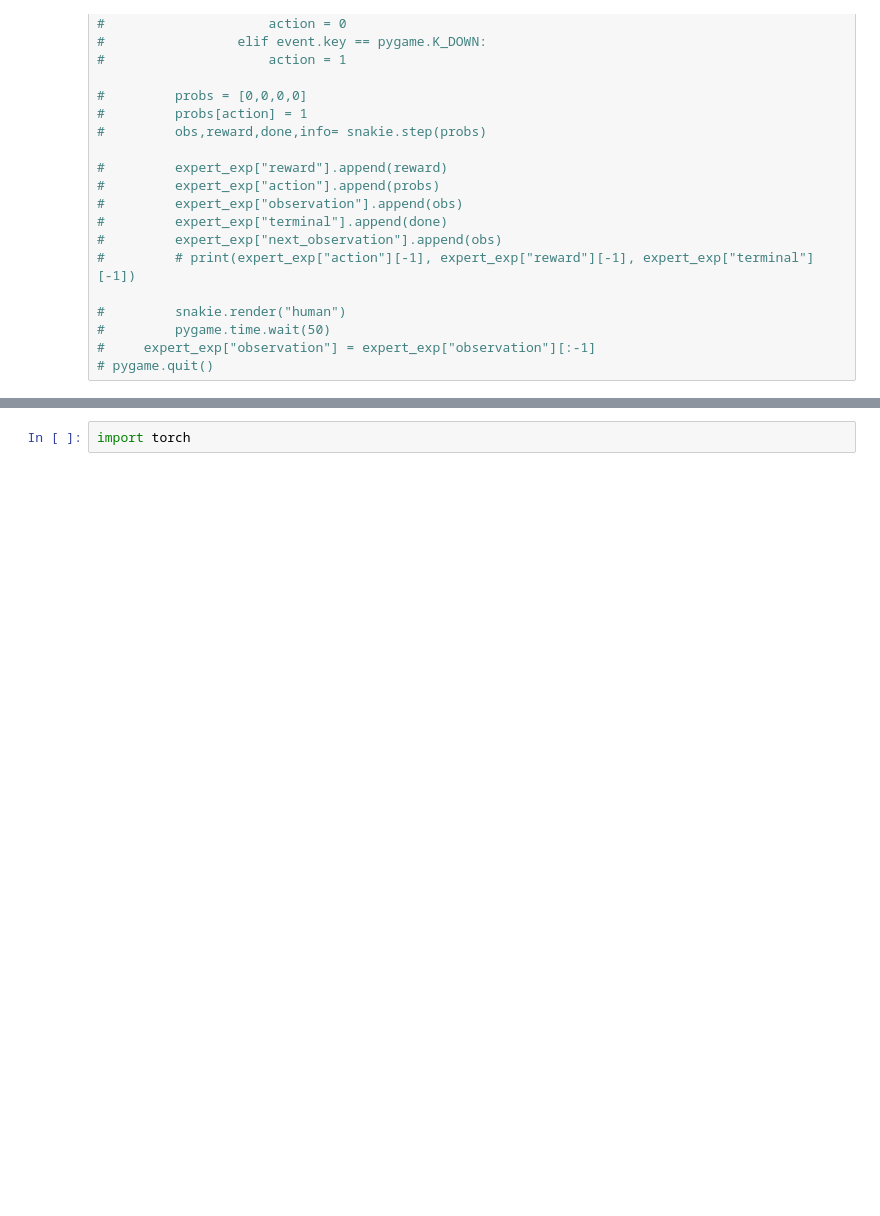
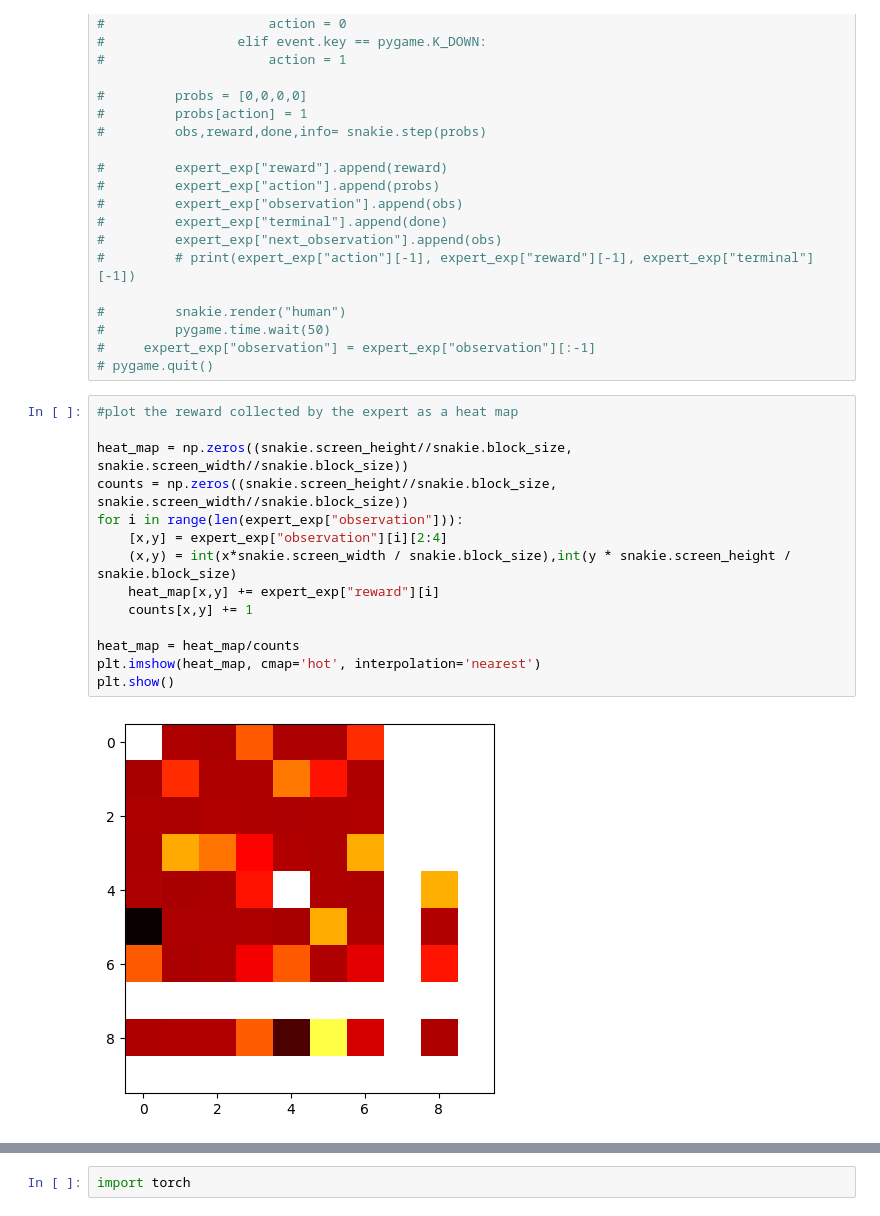
Before and after one commit to alhussein-jamil/SnakeBcIRL, a Jupyter notebook: expert.ipynb, the cells around one changed output, grey strips where cells are left out. Drawn from its saved outputs; the diff is of its cells as text; blank space fills up the shorter version.

```diff
--- a/expert.ipynb
+++ b/expert.ipynb
@@ -333,6 +333,22 @@ action
 #         pygame.time.wait(50)
 #     expert_exp["observation"] = expert_exp["observation"][:-1]
 # pygame.quit()
+# %%
+#plot the reward collected by the expert as a heat map
+
+heat_map = np.zeros((snakie.screen_height//snakie.block_size, snakie.screen_width//snakie.block_size))
+counts = np.zeros((snakie.screen_height//snakie.block_size, snakie.screen_width//snakie.block_size))
+for i in range(len(expert_exp["observation"])):
+    [x,y] = expert_exp["observation"][i][2:4]
+    (x,y) = int(x*snakie.screen_width / snakie.block_size),int(y * snakie.screen_height / snakie.block_size)
+    heat_map[x,y] += expert_exp["reward"][i]
+    counts[x,y] += 1
+
+heat_map = heat_map/counts
+plt.imshow(heat_map, cmap='hot', interpolation='nearest')
+plt.show()
+# %% [output]
+[figure, added]
 # %%
 print(len(expert_exp["next_observation"]))
 print(len(expert_exp["observation"]))
```
Also changed, not shown: parts of 3 cells of this notebook, 1 other file.
